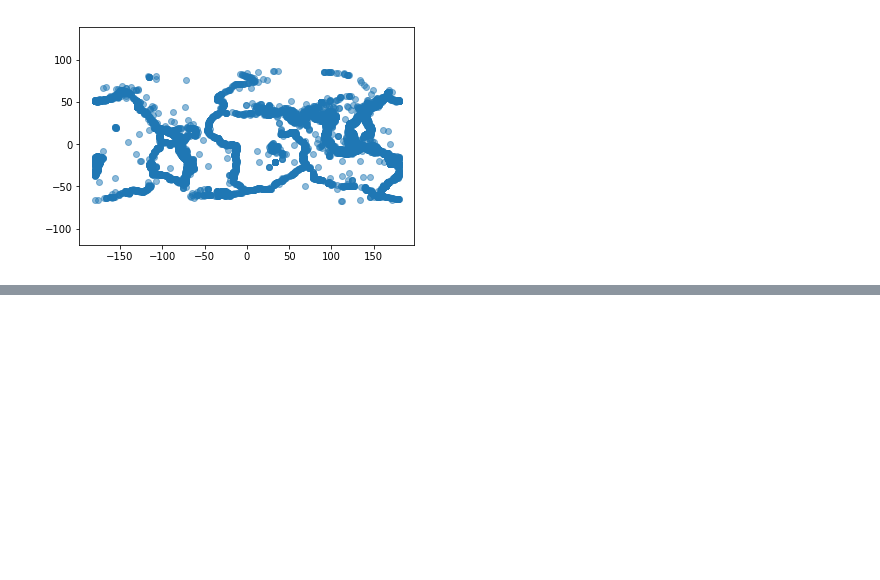
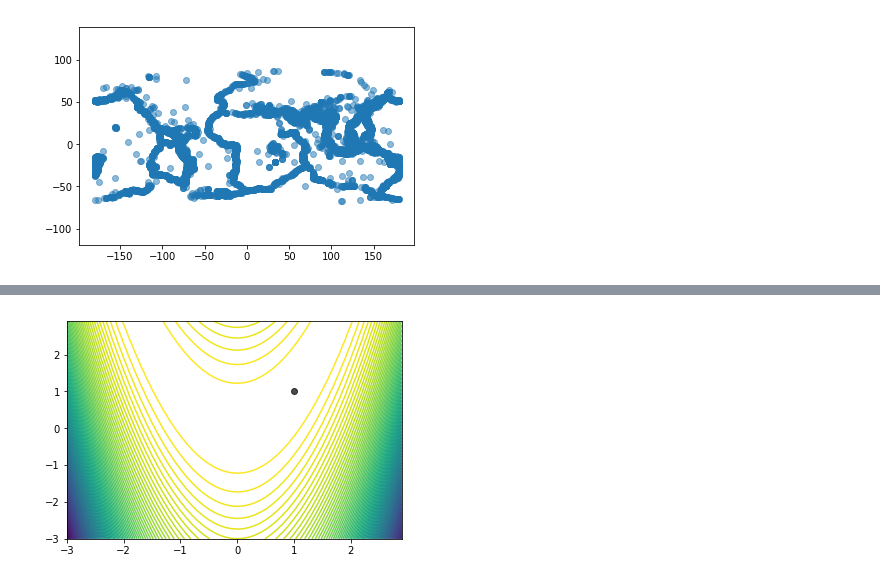
Before and after one commit to Alexander-Weinberg/BootCamp2018, a Jupyter notebook: ProbSets/Comp/ProbSet2/Data_Vis.ipynb, the cells around one changed output, grey strips where cells are left out. Cells and saved outputs as stored; diff of their text form; code cells hidden in the pictures; blank space fills up the shorter version.

```diff
--- a/ProbSets/Comp/ProbSet2/Data_Vis.ipynb
+++ b/ProbSets/Comp/ProbSet2/Data_Vis.ipynb
@@ -135,0 +149,6 @@ plt.axis('equal')
+# %%
+plt.contour(x, y, -f(x, y), 100, cmap='viridis')
+plt.scatter(1, 1, c='k', alpha=0.7)
+plt.show()
+# %% [output]
+[figure, added]
```
Also changed, not shown: parts of 7 cells of this notebook, 2 other files.
